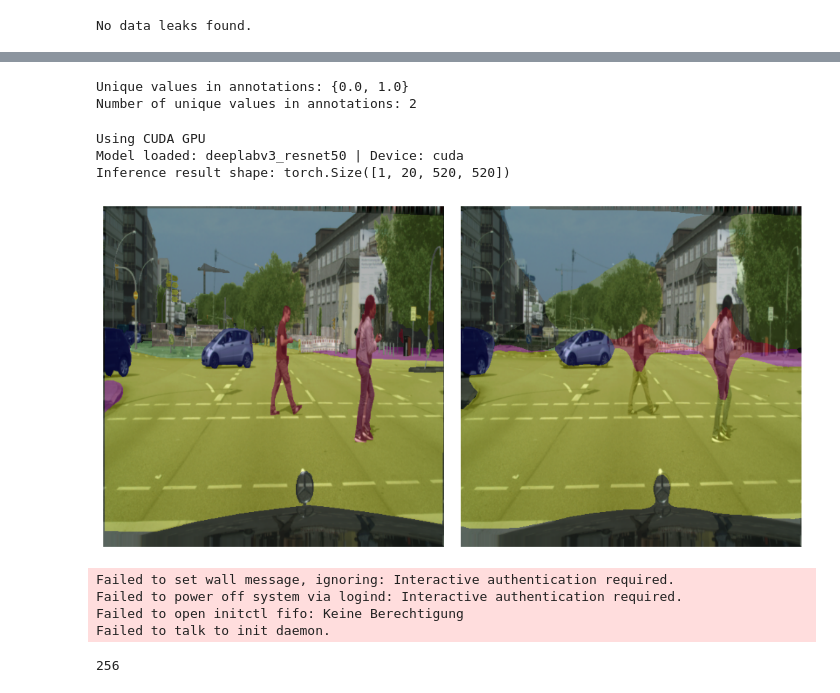
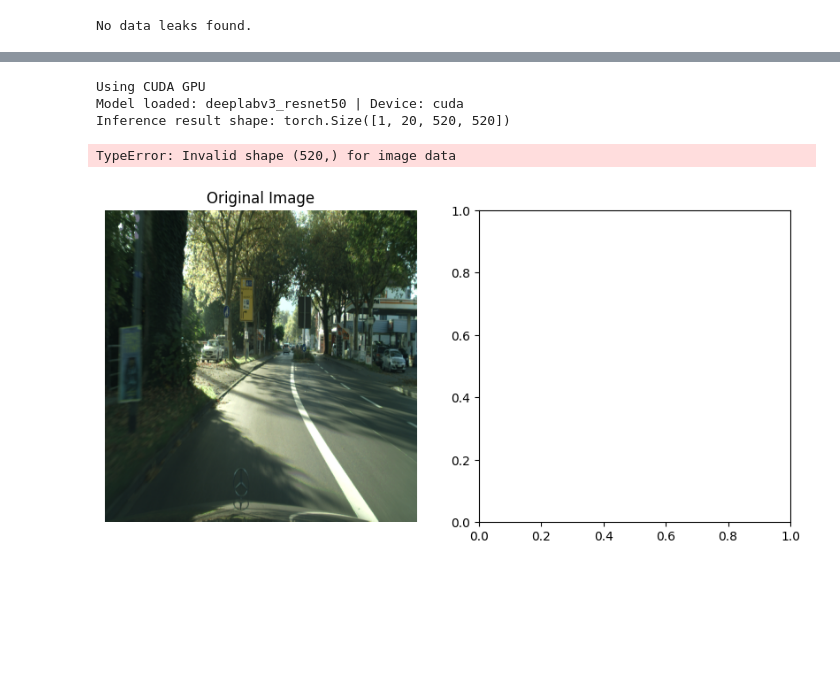
Before and after one commit to jan-sb/Studienarbeit-CODE_Semantische_Segmentation, a Jupyter notebook: Testing.ipynb, the cells around one changed output, grey strips where cells are left out. Cells and saved outputs as stored; diff of their text form; code cells hidden in the pictures; blank space fills up the shorter version.

```diff
--- a/Testing.ipynb
+++ b/Testing.ipynb
@@ -66,16 +66,3 @@ Number of unique values in annotations: 2
-# %%
-unique_values = set()
-for _, annotation in tqdm(k_fold_dataset.train_dataset, desc='Processing Annotations'):
-    unique_values.update(np.unique(annotation))
-    if len(unique_values) >= 2:
-        break
-
-
-print(f'Unique values in annotations: {unique_values}')
-print(f'Number of unique values in annotations: {len(unique_values)}')
-# %% [output]
-Unique values in annotations: {0.0, 1.0}
-Number of unique values in annotations: 2
 # %%
 mean = torch.tensor((0.2892, 0.3272, 0.2867)).view(3, 1, 1)
 std = torch.tensor((0.1904, 0.1932, 0.1905)).view(3, 1, 1)
@@ -87,45 +74,52 @@ annotation_bool = annotation.bool()
 colors = [city_label_color_map[i] for i in range(20)]
 
 result_image = draw_segmentation_masks(image_uint8,
                                        annotation_bool,
                                        0.3,
                                        colors
                                        )
 result_image_np = result_image.numpy().transpose(1, 2, 0)
 
 model = TrainedModel('deeplabv3_resnet50', 2048, 1024, 'deeplabv3_resnet50_k_fold_0', start_epoch='latest')
 output = model.inference(image)
 print(f'Inference result shape: {output.shape}')
 all_masks = output.argmax(1) == torch.arange(20, device=torch.device('cuda'))[:, None, None]
 inf_result_image = draw_segmentation_masks(image_uint8,
                                            all_masks,
                                            0.3,
                                            colors)
 
+# fig, axs = plt.subplots(1, 2, figsize=(10, 5))
+
+# # Display the first image
+# axs[0].imshow(result_image_np)
+# axs[0].axis('off')
+
+# # Display the second image
+# inf_result_image_np = inf_result_image.numpy().transpose(1, 2, 0)
+# axs[1].imshow(inf_result_image_np)
+# axs[1].axis('off')
+
+# plt.tight_layout()
+# plt.show()
+
 fig, axs = plt.subplots(1, 2, figsize=(10, 5))
 
-# Display the first image
-axs[0].imshow(result_image_np)
+# Display the original image
+axs[0].imshow(image_uint8.permute(1, 2, 0))
+axs[0].set_title('Original Image')
 axs[0].axis('off')
 
-# Display the second image
-inf_result_image_np = inf_result_image.numpy().transpose(1, 2, 0)
-axs[1].imshow(inf_result_image_np)
+# Display the annotation
+axs[1].imshow(annotation[0], cmap='gray')
+axs[1].set_title('Annotation')
 axs[1].axis('off')
 
 plt.tight_layout()
 plt.show()
 # %% [output]
 Using CUDA GPU
 Model loaded: deeplabv3_resnet50 | Device: cuda
 Inference result shape: torch.Size([1, 20, 520, 520])
+TypeError: Invalid shape (520,) for image data
-[figure, old version]
+[figure, new version]
-# %%
-import os
-os.system('shutdown now -h')
-# %% [output]
-Failed to set wall message, ignoring: Interactive authentication required.
-Failed to power off system via logind: Interactive authentication required.
-Failed to open initctl fifo: Keine Berechtigung
-Failed to talk to init daemon.
-256
```
Also changed, not shown: parts of 2 cells of this notebook, 5 other files.
